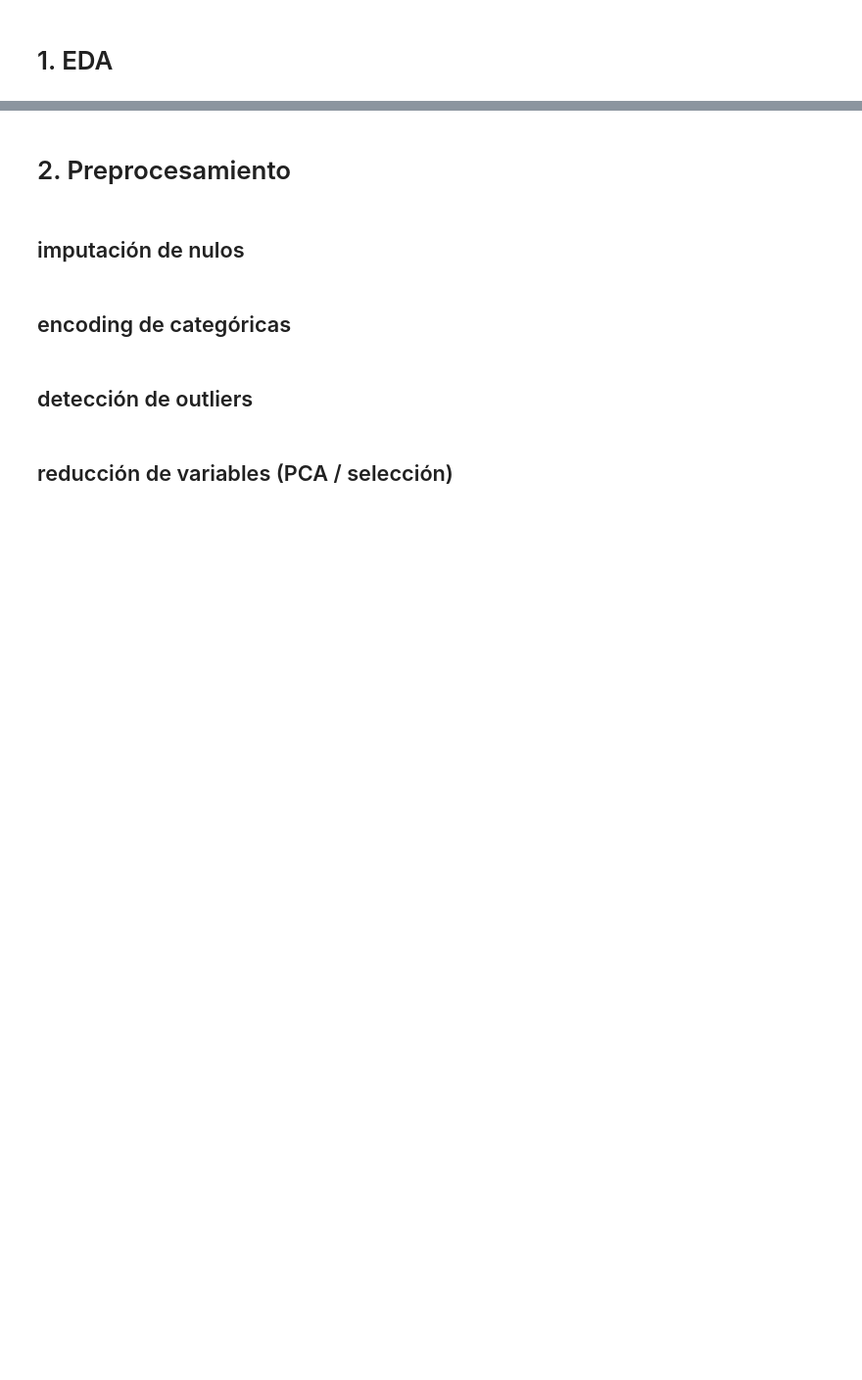
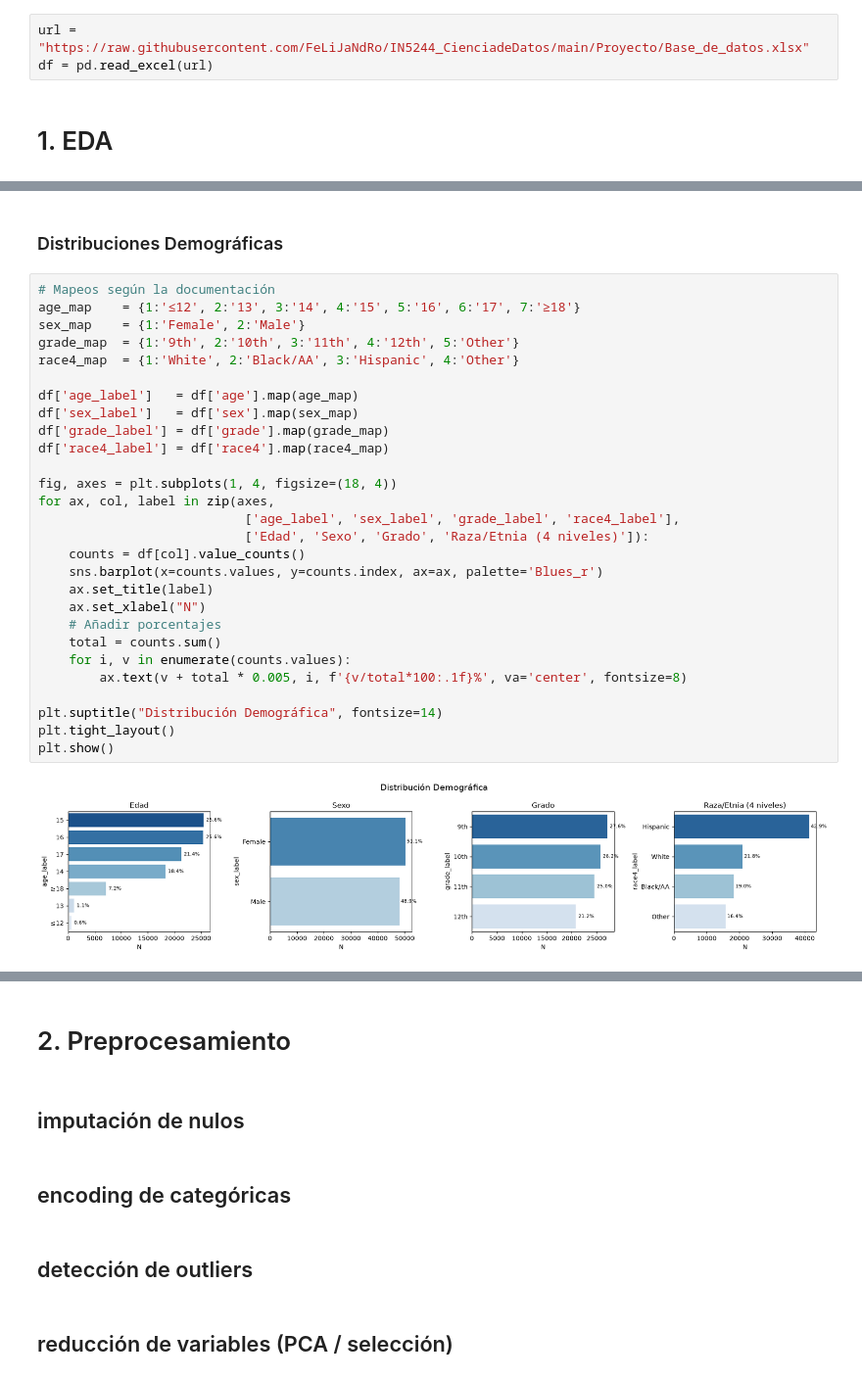
Before and after one commit to FeLiJaNdRo/IN5244_CienciadeDatos, a Jupyter notebook: Proyecto/proyectoIN5244.ipynb, the cells around one changed output, grey strips where cells are left out. Shown at 98% size. Drawn from its saved outputs; the diff is of its cells as text; blank space fills up the shorter version.

```diff
--- a/Proyecto/proyectoIN5244.ipynb
+++ b/Proyecto/proyectoIN5244.ipynb
@@ -62,5 +63,8 @@ SEED = 42
 np.random.seed(SEED)
 # %% [markdown]
 # 0. Setup & carga de datos
+# %%
+url = "https://raw.githubusercontent.com/FeLiJaNdRo/IN5244_CienciadeDatos/main/Proyecto/Base_de_datos.xlsx"
+df = pd.read_excel(url)
 # %% [markdown]
 # 1. EDA
@@ -72,0 +167,32 @@ np.random.seed(SEED)
+# %% [markdown]
+### Distribuciones Demográficas
+# %%
+# Mapeos según la documentación
+age_map    = {1:'≤12', 2:'13', 3:'14', 4:'15', 5:'16', 6:'17', 7:'≥18'}
+sex_map    = {1:'Female', 2:'Male'}
+grade_map  = {1:'9th', 2:'10th', 3:'11th', 4:'12th', 5:'Other'}
+race4_map  = {1:'White', 2:'Black/AA', 3:'Hispanic', 4:'Other'}
+
+df['age_label']   = df['age'].map(age_map)
+df['sex_label']   = df['sex'].map(sex_map)
+df['grade_label'] = df['grade'].map(grade_map)
+df['race4_label'] = df['race4'].map(race4_map)
+
+fig, axes = plt.subplots(1, 4, figsize=(18, 4))
+for ax, col, label in zip(axes,
+                           ['age_label', 'sex_label', 'grade_label', 'race4_label'],
+                           ['Edad', 'Sexo', 'Grado', 'Raza/Etnia (4 niveles)']):
+    counts = df[col].value_counts()
+    sns.barplot(x=counts.values, y=counts.index, ax=ax, palette='Blues_r')
+    ax.set_title(label)
+    ax.set_xlabel("N")
+    # Añadir porcentajes
+    total = counts.sum()
+    for i, v in enumerate(counts.values):
+        ax.text(v + total * 0.005, i, f'{v/total*100:.1f}%', va='center', fontsize=8)
+
+plt.suptitle("Distribución Demográfica", fontsize=14)
+plt.tight_layout()
+plt.show()
+# %% [output]
+[figure, added]
```
Also changed, not shown: parts of 53 cells of this notebook, 5 other files.
